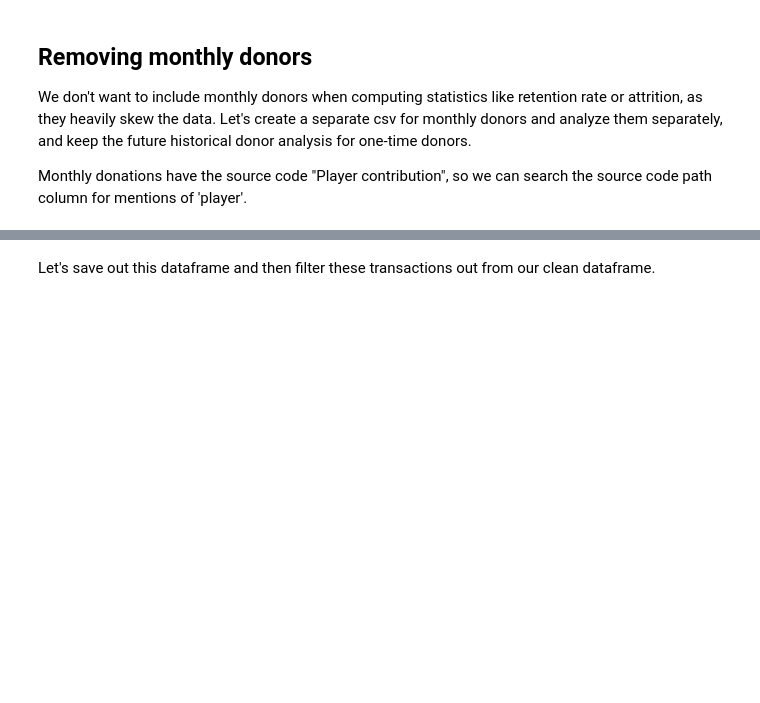
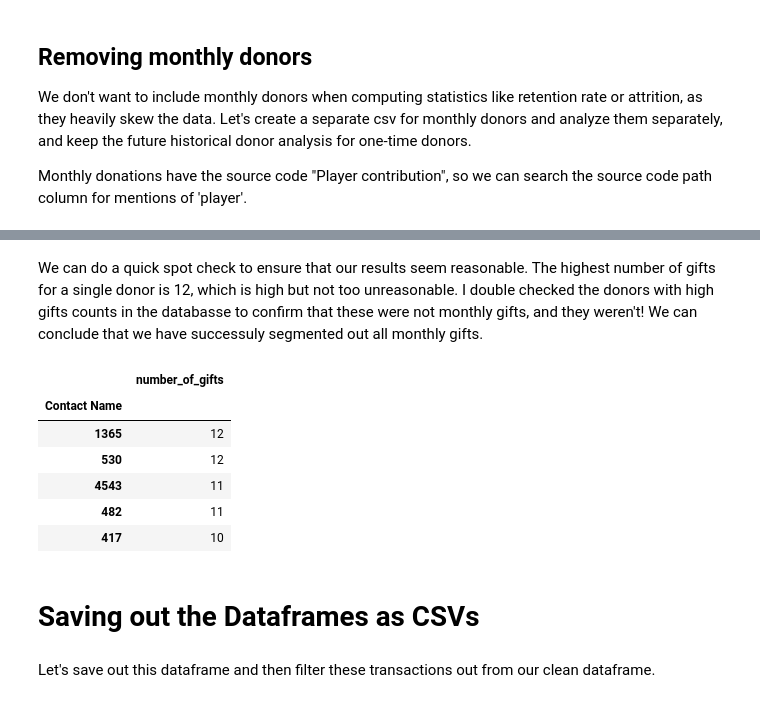
Before and after one commit to thebbennett/data-science-for-nonprofits, a Jupyter notebook: Historical Donor Data Cleaning.ipynb, the cells around one changed output, grey strips where cells are left out. Drawn from its saved outputs; the diff is of its cells as text; code cells hidden in the pictures; blank space fills up the shorter version.

Commit message:
Apparently lost some changes, fixed the clean df

```diff
--- a/Historical Donor Data Cleaning.ipynb
+++ b/Historical Donor Data Cleaning.ipynb
@@ -184,5 +183,6 @@ We don't want to include monthly donors when computing statistics like retention
 
 Monthly donations have the source code "Player contribution", so we can search the source code path column for mentions of 'player'.
 # %%
-monthly_gifts = c3_clean[c3_clean[' Source Code Path'].str.contains("Player") == True]
-monthly_gifts.head()
+monthly_gifts_player = c3_clean[c3_clean[' Source Code Path'].str.contains("Player") == True]
+monthly_gifts_recurring = c3_clean[c3_clean[' Source Code Path'].str.contains("Recurring") == True]
+monthly_gifts = pd.concat([monthly_gifts_player, monthly_gifts_recurring])
@@ -197,3 +189,23 @@ monthly_gifts.head()
+# %%
+i1 = c3_clean.index
+i2 = monthly_gifts.index
+c3_clean = c3_clean[~i1.isin(i2)]
+# %% [markdown]
+We can do a quick spot check to ensure that our results seem reasonable. The highest number of gifts for a single donor is 12, which is high but not too unreasonable. I double checked the donors with high gifts counts in the databasse to confirm that these were not monthly gifts, and they weren't!  We can conclude that we have successuly segmented out all monthly gifts.
+# %%
+by_gifts = c3_clean.groupby([' Contact Name']).size().sort_values(ascending = False).to_frame()
+by_gifts.columns = ['number_of_gifts']
+by_gifts.head()
+# %% [output]
+|  | number_of_gifts |
+| Contact Name |  |
+| 1365 | 12 |
+| 530 | 12 |
+| 4543 | 11 |
+| 482 | 11 |
+| 417 | 10 |
+# %% [markdown]
+# Saving out the Dataframes as CSVs
 # %% [markdown]
 Let's save out this dataframe and then filter these transactions out from our clean dataframe.
 # %%
```
Also changed, not shown: parts of 9 cells of this notebook.
